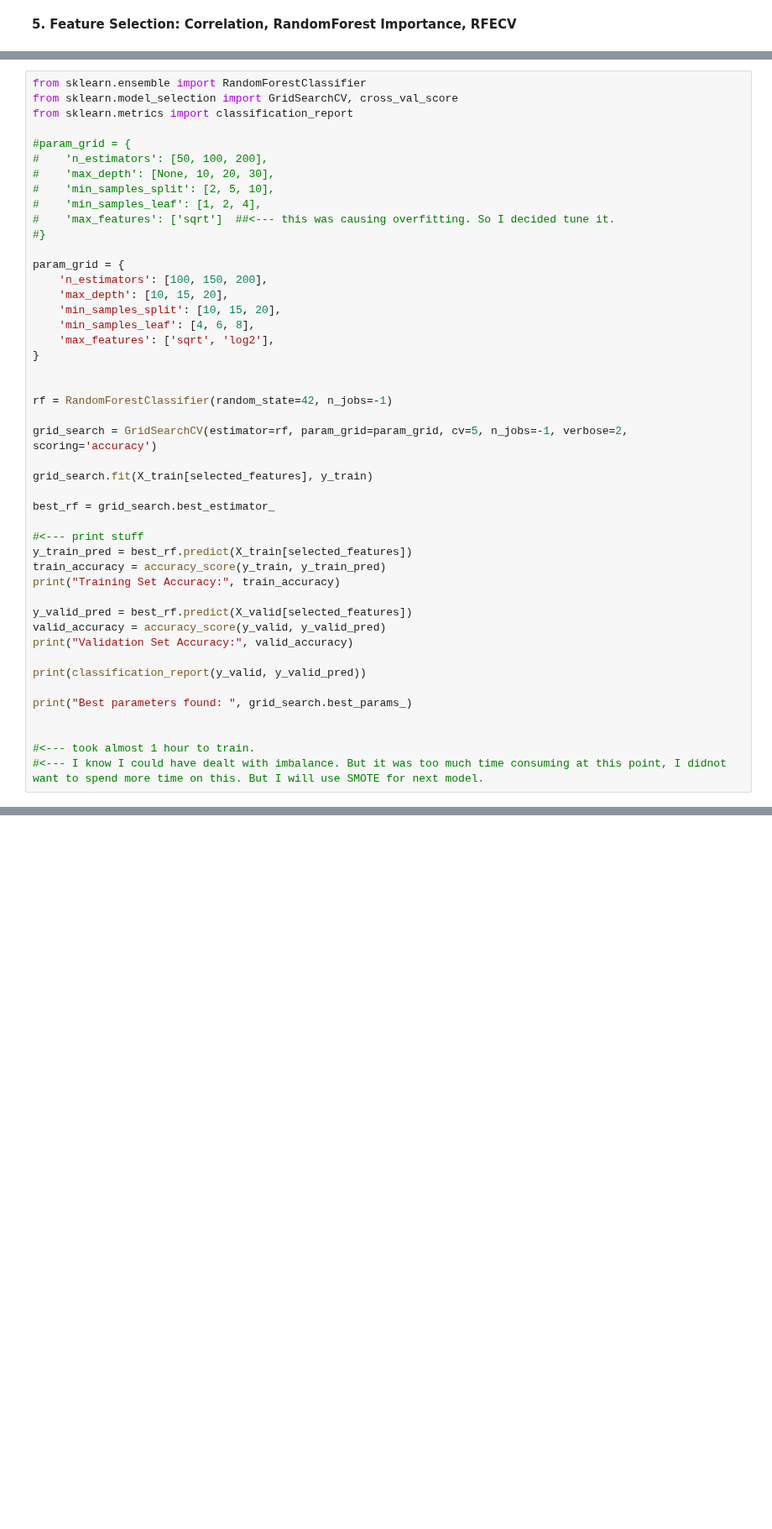
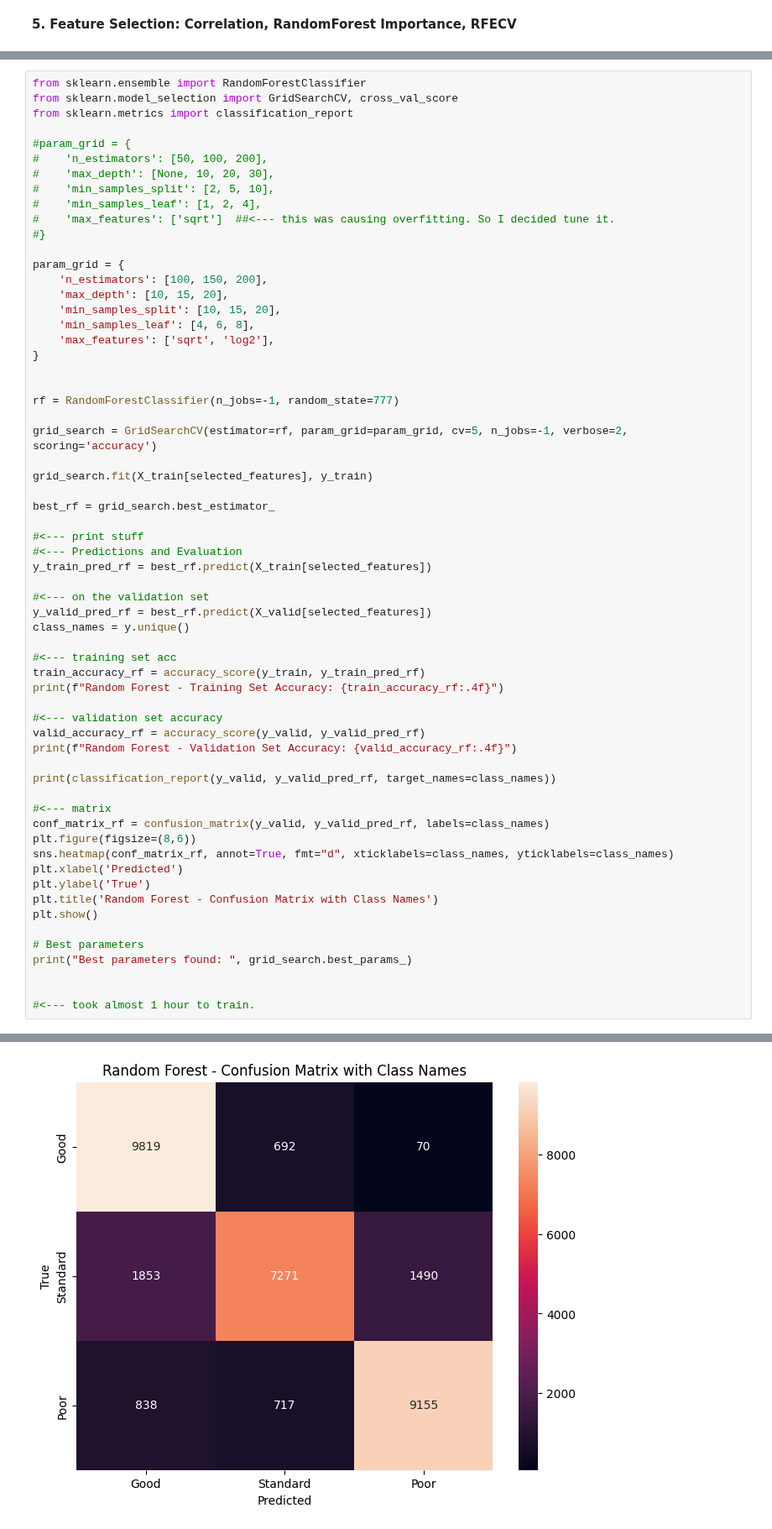
Before and after one commit to astronaut505/Credit-or-crisis, a Jupyter notebook: CreditScoreClassification2.ipynb, the cells around one changed output, grey strips where cells are left out. Shown at 84% size. Cells and saved outputs as stored; diff of their text form; blank space fills up the shorter version.

```diff
--- a/CreditScoreClassification2.ipynb
+++ b/CreditScoreClassification2.ipynb
@@ -939,7 +986,7 @@ param_grid = {
 }
 
 
-rf = RandomForestClassifier(random_state=42, n_jobs=-1)
+rf = RandomForestClassifier(n_jobs=-1, random_state=777)
 
 grid_search = GridSearchCV(estimator=rf, param_grid=param_grid, cv=5, n_jobs=-1, verbose=2, scoring='accuracy')
 
@@ -948,20 +995,36 @@ grid_search.fit(X_train[selected_features], y_train)
 best_rf = grid_search.best_estimator_
 
 #<--- print stuff
-y_train_pred = best_rf.predict(X_train[selected_features])
-train_accuracy = accuracy_score(y_train, y_train_pred)
-print("Training Set Accuracy:", train_accuracy)
+#<--- Predictions and Evaluation
+y_train_pred_rf = best_rf.predict(X_train[selected_features])
 
-y_valid_pred = best_rf.predict(X_valid[selected_features])
-valid_accuracy = accuracy_score(y_valid, y_valid_pred)
-print("Validation Set Accuracy:", valid_accuracy)
+#<--- on the validation set
+y_valid_pred_rf = best_rf.predict(X_valid[selected_features])
+class_names = y.unique()
 
-print(classification_report(y_valid, y_valid_pred))
+#<--- training set acc
+train_accuracy_rf = accuracy_score(y_train, y_train_pred_rf)
+print(f"Random Forest - Training Set Accuracy: {train_accuracy_rf:.4f}")
 
+#<--- validation set accuracy
+valid_accuracy_rf = accuracy_score(y_valid, y_valid_pred_rf)
+print(f"Random Forest - Validation Set Accuracy: {valid_accuracy_rf:.4f}")
+
+print(classification_report(y_valid, y_valid_pred_rf, target_names=class_names))
+
+#<--- matrix
+conf_matrix_rf = confusion_matrix(y_valid, y_valid_pred_rf, labels=class_names)
+plt.figure(figsize=(8,6))
+sns.heatmap(conf_matrix_rf, annot=True, fmt="d", xticklabels=class_names, yticklabels=class_names)
+plt.xlabel('Predicted')
+plt.ylabel('True')
+plt.title('Random Forest - Confusion Matrix with Class Names')
+plt.show()
+
+# Best parameters
 print("Best parameters found: ", grid_search.best_params_)
 
 
 #<--- took almost 1 hour to train.
-#<--- I know I could have dealt with imbalance. But it was too much time consuming at this point, I didnot want to spend more time on this. But I will use SMOTE for next model.
 # %% [output]
 Fitting 5 folds for each of 162 candidates, totalling 810 fits
@@ -980,0 +1042 @@ Best parameters found:  {'max_depth': 20, 'max_features': 'sqrt', 'min_samples_l
+[figure, added]
```
Also changed, not shown: parts of 14 cells of this notebook.
